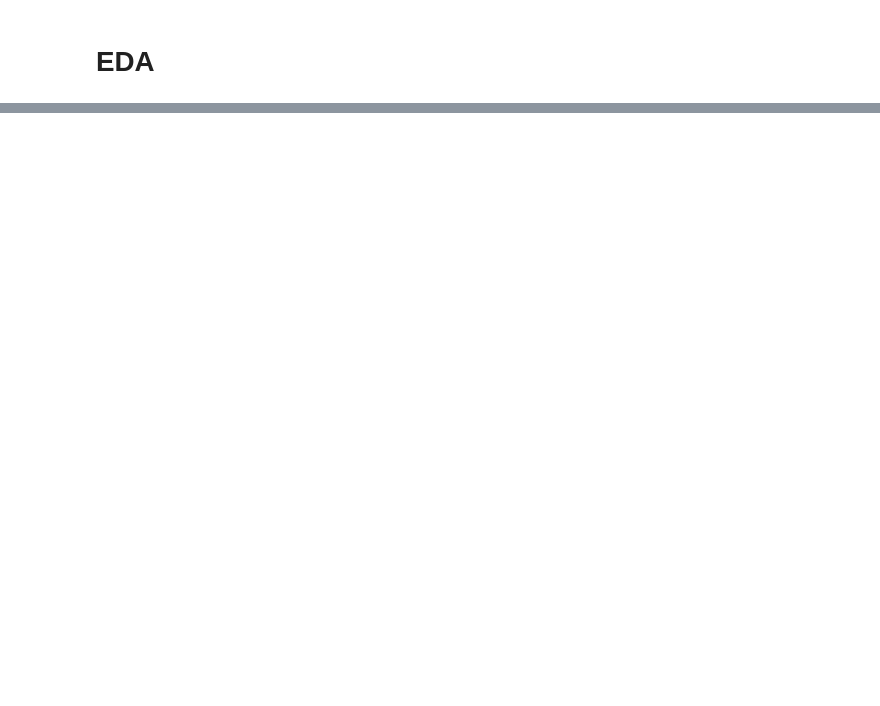
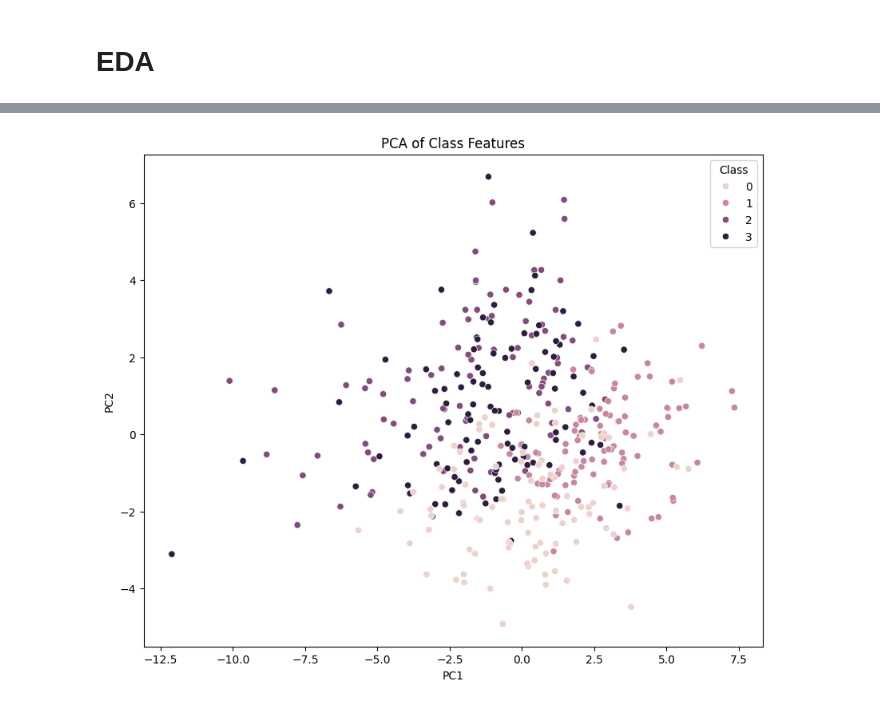
Before and after one commit to isak792/mlops_team_20, a Jupyter notebook: notebooks/2.0-zpgj-eda.ipynb, the cells around one changed output, grey strips where cells are left out. Cells and saved outputs as stored; diff of their text form; code cells hidden in the pictures; blank space fills up the shorter version.

```diff
--- a/notebooks/2.0-zpgj-eda.ipynb
+++ b/notebooks/2.0-zpgj-eda.ipynb
@@ -380,0 +117,6 @@ for feature in high_kurtosis_features:
+# %%
+# Reducción de dimensionalidad (PCA) y visualización dentro de una clase.
+pca_visualizer = PCAVisualizer(df, 'Class', n_components=2)
+pca_visualizer.run()
+# %% [output]
+[figure, added]
```
Also changed, not shown: parts of 25 cells of this notebook, 3 other files.
